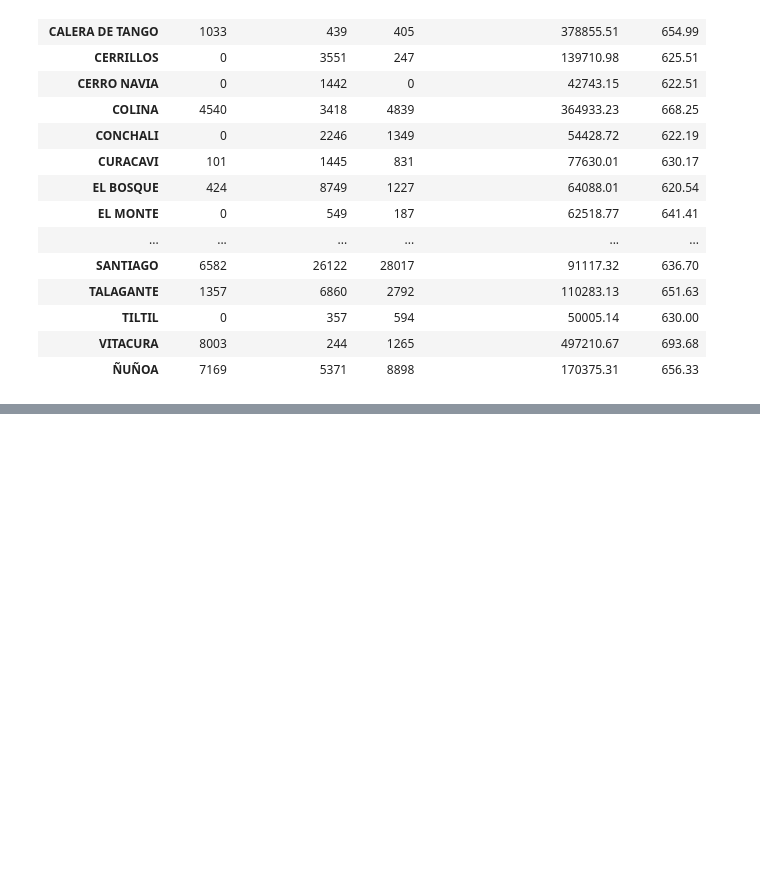
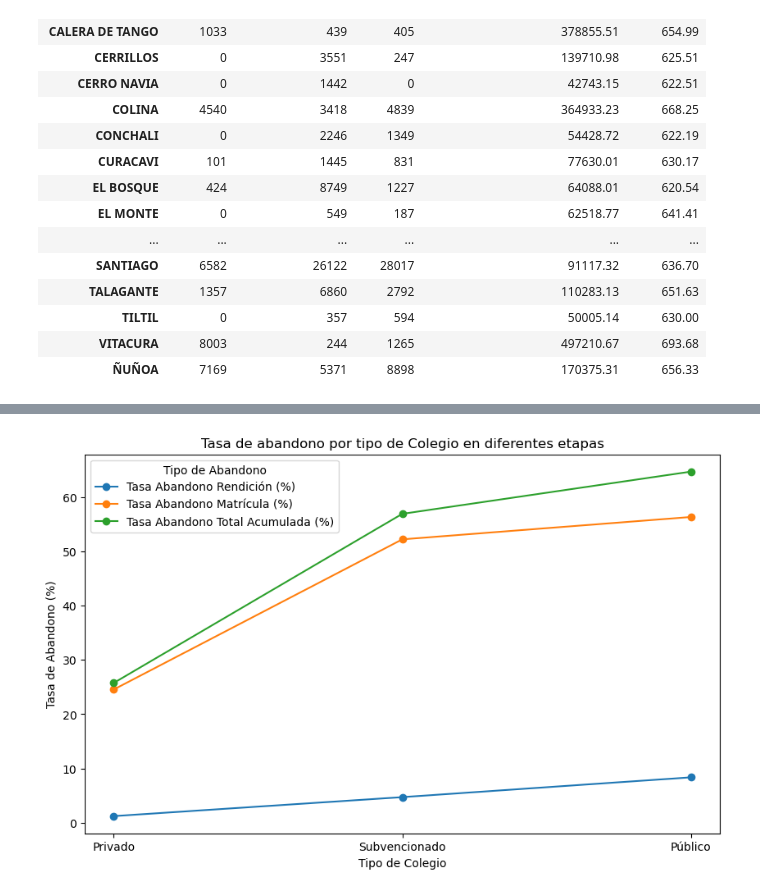
Before and after one commit to javibascur/Proyecto-Cs-Datos, a Jupyter notebook: Proyecto_Final.ipynb, the cells around one changed output, grey strips where cells are left out. Saved outputs shown, nothing was run; the diff lists cells and outputs as text; code cells hidden in the pictures; blank space fills up the shorter version.

Commit message:
Mayor tasa de abandono

```diff
--- a/Proyecto_Final.ipynb
+++ b/Proyecto_Final.ipynb
@@ -523,0 +563,5 @@ ComunasPromedioIngresos
+# %%
+# Crear un DataFrame combinando 'rendicion' y 'matriculas' mediante 'ID_aux'
+matriculas_rendicion = pd.merge(matriculas, rendicion[['ID_aux', 'CODIGO_REGION', 'GRUPO_DEPENDENCIA']],
+                                on='ID_aux', how='inner')
+matriculas_rendicion
@@ -523,0 +582,18 @@ ComunasPromedioIngresos
+# %%
+# Filtrar los datos combinados para la Región de Santiago
+region= 13
+
+inscripcion_stgo = inscripcion[inscripcion['CODIGO_REGION'] == region]
+rendicion_stgo = rendicion[rendicion['CODIGO_REGION'] == region]
+matriculas_stgo = matriculas_rendicion[matriculas_rendicion['CODIGO_REGION'] == region]
+# %%
+# Listas de IDs en cada etapa
+ids_inscripcion = set(inscripcion['ID_aux'])         # Inscritos
+ids_rendicion = set(rendicion['ID_aux'])       # Rindieron la prueba
+ids_matriculas = set(matriculas_stgo['ID_aux'])     # Matriculados
+# %%
+# Identificar IDs de estudiantes que abandonaron en la rendición
+abandonos_rendicion_ids = ids_inscripcion - ids_rendicion
+
+# Identificar IDs de estudiantes que abandonaron en la matrícula
+abandonos_matricula_ids = ids_rendicion - ids_matriculas
@@ -523,0 +665,10 @@ ComunasPromedioIngresos
+# %%
+tasa_abandono.plot(kind='line', marker='o', figsize=(10, 6))
+plt.title('Tasa de abandono por tipo de Colegio en diferentes etapas')
+plt.xlabel('Tipo de Colegio')
+plt.ylabel('Tasa de Abandono (%)')
+plt.legend(title='Tipo de Abandono')
+plt.xticks(ticks=range(len(tasa_abandono.index)), labels=tasa_abandono.index)
+plt.show()
+# %% [output]
+[figure, added]
```
Also changed, not shown: parts of 11 cells of this notebook.
